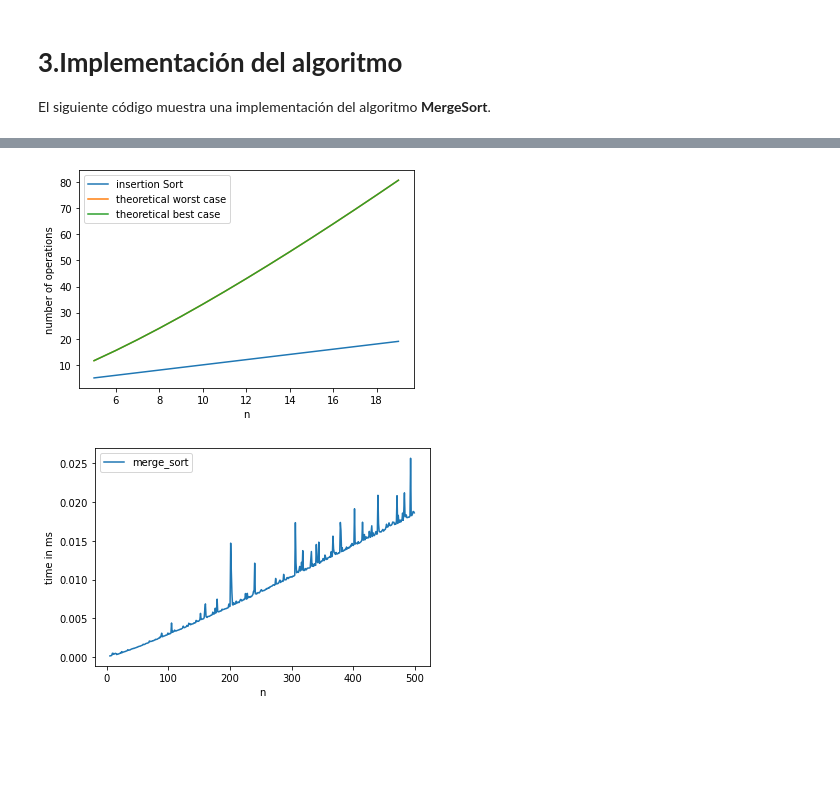
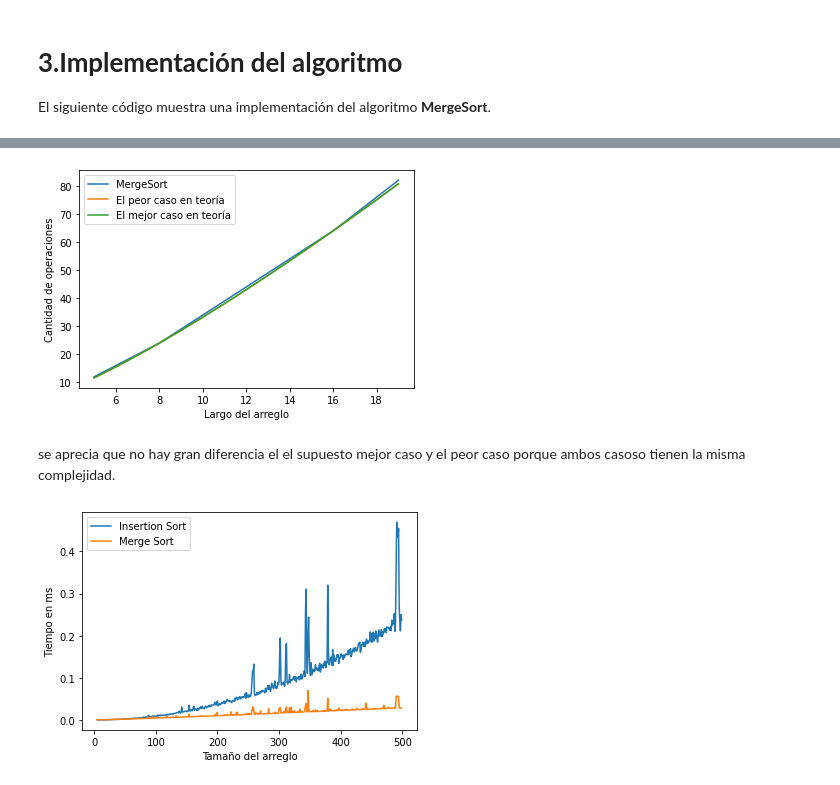
Before and after one commit to Repollo1000/ADA-Informes, a Jupyter notebook: MergeSort.ipynb, the cells around one changed output, grey strips where cells are left out. Saved outputs shown, nothing was run; the diff lists cells and outputs as text; code cells hidden in the pictures; blank space fills up the shorter version.

```diff
--- a/MergeSort.ipynb
+++ b/MergeSort.ipynb
@@ -134,49 +271,88 @@ Propiedad invariante de bucle
 # %%
+from itertools import count
 import matplotlib.pyplot as plt
+from math import log2
 
 x=[n for n in range(5,20)]
-y1=[n*(math.log2(n)) for n in range(5,20)] # worst case
-y2=[n*(math.log2(n)) for n in range(5,20)] # best case
+y1=[n*log2(n) for n in range(5,20)] # peor caso
+y2=[n*log2(n) for n in range(5,20)] # mejor caso
 y=[];
 
 for n in range(5,20):
+  cont = [0,0]
   a = random.sample(range(1, 100), n)
-  a,counter = merge_sort(a)
-  y.append(counter)
+  merge_sort(a, 0, len(a)-1, cont, verbose = False)
+  y.append(cont[1])
 
 plt.plot(x,y)
 plt.plot(x,y1)
 plt.plot(x,y2)
-plt.legend(["insertion Sort", "theoretical worst case", "theoretical best case"])
+plt.legend(["MergeSort", "El peor caso en teoría", "El mejor caso en teoría"])
 
-plt.xlabel('n')
-plt.ylabel('number of operations')
+plt.xlabel('Largo del arreglo')
+plt.ylabel('Cantidad de operaciones')
 plt.show()
 # %% [output]
-[figure, old version]
+[figure, new version]
+# %% [markdown]
+se aprecia que no hay gran diferencia el el supuesto mejor caso y el peor caso porque ambos casoso tienen la misma complejidad.
 # %%
 import matplotlib.pyplot as plt
 import datetime
 from timeit import repeat
+import random
+from termcolor import colored
+import copy
+
+def insertionSort(arr,verbose=False):
+  com = 0
+  n = len(arr)
+  if (verbose == True): print("Input array: ", arr)
+  for i in range(1, len(arr) ):
+      if verbose == True: print("\nPasada",i)
+      already_sorted = True
+      j = i
+
+      while arr[j - 1] > arr[j] and j > 0:
+          arr[j - 1], arr[j] = arr[j], arr[j - 1]
+          j -= 1
+          com+= 1
+
+          if verbose == True:
+            print("swap %d:" % com)
+            print(str(arr[:j])[1:-1],",",colored(f"{str(arr[j:j+2])[1:-1]}","red"),",",str(arr[j+2:])[1:-1])
+
+
+      if  verbose == True:
+           print("\nAl finalizar pasada:")
+           #print("Pasada",i)
+
+
+  return arr ,com
+
 
 x=[]; y=[]
+y1=[]
 
 for n in range(5,500):
 
   a = random.sample(range(1, 1000), n)
-
-  #la función repeat está ejecutando 20 veces merge_sort con el arreglo a y retorna el mejor tiepo obtenido.
-  t = repeat(setup="from __main__ import merge_sort", stmt=f"merge_sort({a})", repeat=1, number=10)
-
+  cont = [0,0]
+  verbose = False
+  #la función repeat está ejecutando 20 veces insertion_Sort con el arreglo a y retorna el mejor tiepo obtenido.
+  t1 = repeat(setup="from __main__ import insertionSort", stmt=f"insertionSort({a})", repeat=1, number=10)
+  t2 = repeat(setup="from __main__ import merge_sort", stmt=f"merge_sort({a},{0},{n-1},{cont},{verbose})", repeat=1, number=10)
   x.append(n)
-  y.append(t)
+  y.append(t1)
+  y1.append(t2)
 
 
-plt.plot(x,y)
-plt.legend(["merge_sort"])
+plt.plot(x, y)
+plt.plot(x, y1)
+plt.legend(["Insertion Sort", "Merge Sort"])
 
-plt.xlabel('n')
-plt.ylabel('time in ms')
+plt.xlabel('Tamaño del arreglo')
+plt.ylabel('Tiempo en ms')
 plt.show()
 # %% [output]
-[figure, old version]
+[figure, new version]
```
Also changed, not shown: parts of 12 cells of this notebook.
